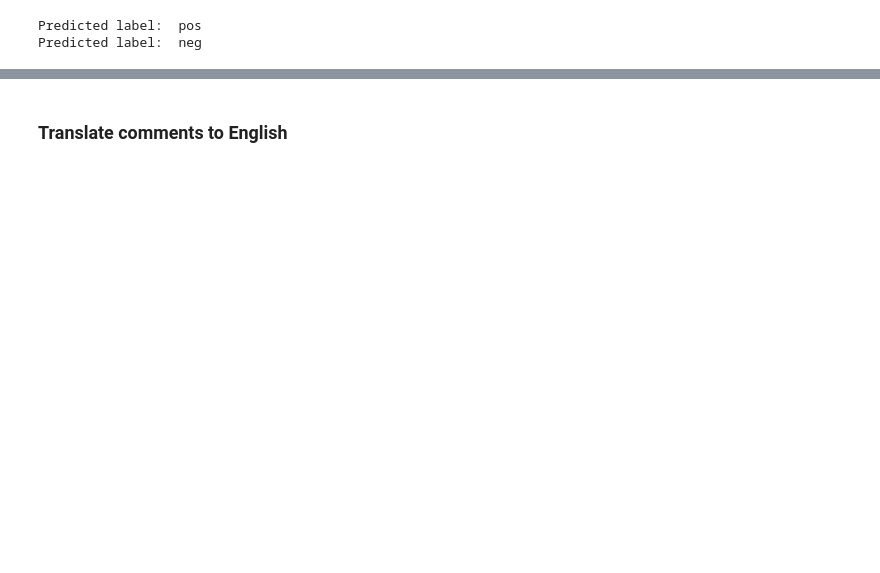
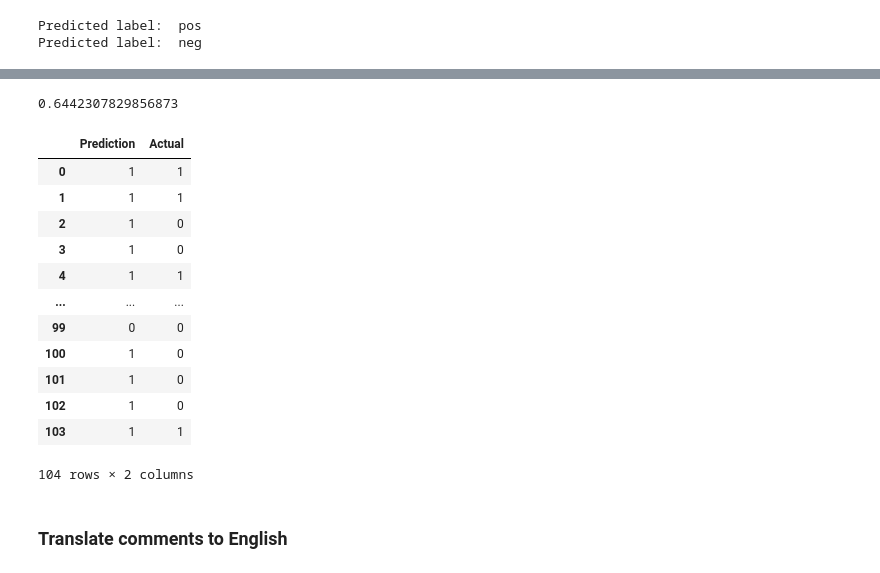
Before and after one commit to s610917/ProjectML, a Jupyter notebook: Sentiment Analysis_trial.ipynb, the cells around one changed output, grey strips where cells are left out. Drawn from its saved outputs; the diff is of its cells as text; code cells hidden in the pictures; blank space fills up the shorter version.

```diff
--- a/Sentiment Analysis_trial.ipynb
+++ b/Sentiment Analysis_trial.ipynb
@@ -284,0 +277,7 @@ Predicted label:  neg
+# %%
+from imblearn.under_sampling import NearMiss
+
+# define the undersampling method
+undersample = NearMiss(version=1, n_neighbors=3)
+# transform the dataset
+X, y = undersample.fit_resample(padded_sequence, sentiment_label[0])
@@ -284,0 +301,18 @@ Predicted label:  neg
+# %%
+import keras
+
+early_stopping = keras.callbacks.EarlyStopping(
+    patience=3,
+    min_delta=0.1,
+    restore_best_weights=True,
+)
+
+embedding_vector_length = 32
+model = Sequential()
+model.add(Embedding(vocab_size, embedding_vector_length, input_length=200) )
+model.add(SpatialDropout1D(0.25))
+model.add(LSTM(50, dropout=0.5, recurrent_dropout=0.5))
+model.add(Dropout(0.2))
+model.add(Dense(1, activation='sigmoid'))
+model.compile(loss='binary_crossentropy',optimizer='adam', metrics=['accuracy'])
+print(model.summary())
@@ -284,0 +339,5 @@ Predicted label:  neg
+# %%
+from sklearn.model_selection import train_test_split
+
+X_train, X_test, y_train, y_test = train_test_split(X,y, test_size=0.25, random_state=4)
+history = model.fit(X_train, y_train, validation_split=0.2, epochs=20, batch_size=32, callbacks=[early_stopping]) ##early_stopping "ανιχνεύει" το overfitting
@@ -285,3 +353,29 @@ Predicted label:  neg
+# %%
+loss, accuracy = model.evaluate(X_test, y_test, verbose=0)
+
+print(accuracy) ## actual accuracy
+# %% [output]
+0.6442307829856873
+# %%
+predictions = model.predict(X_test) > 0.5
+predictions = predictions.astype(int)
+df_new = pd.DataFrame(predictions, columns=['Prediction'])
+df_new['Actual'] = y_test
+df_new
+# %% [output]
+|  | Prediction | Actual |
+| 0 | 1 | 1 |
+| 1 | 1 | 1 |
+| 2 | 1 | 0 |
+| 3 | 1 | 0 |
+| 4 | 1 | 1 |
+| ... | ... | ... |
+| 99 | 0 | 0 |
+| 100 | 1 | 0 |
+| 101 | 1 | 0 |
+| 102 | 1 | 0 |
+| 103 | 1 | 1 |
+104 rows × 2 columns
 # %% [markdown]
 ### Translate comments to English
 # %%
```
Also changed, not shown: parts of 27 cells of this notebook.
